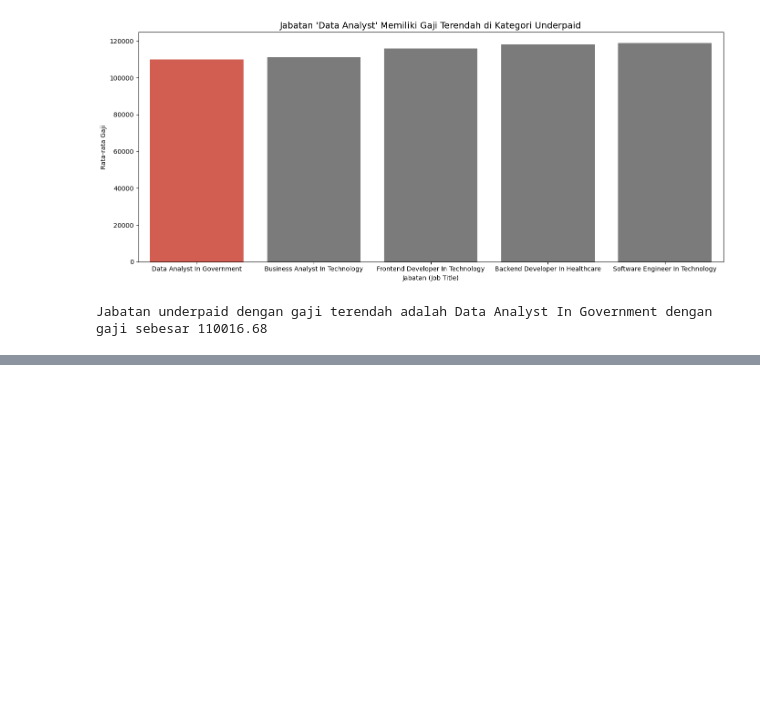
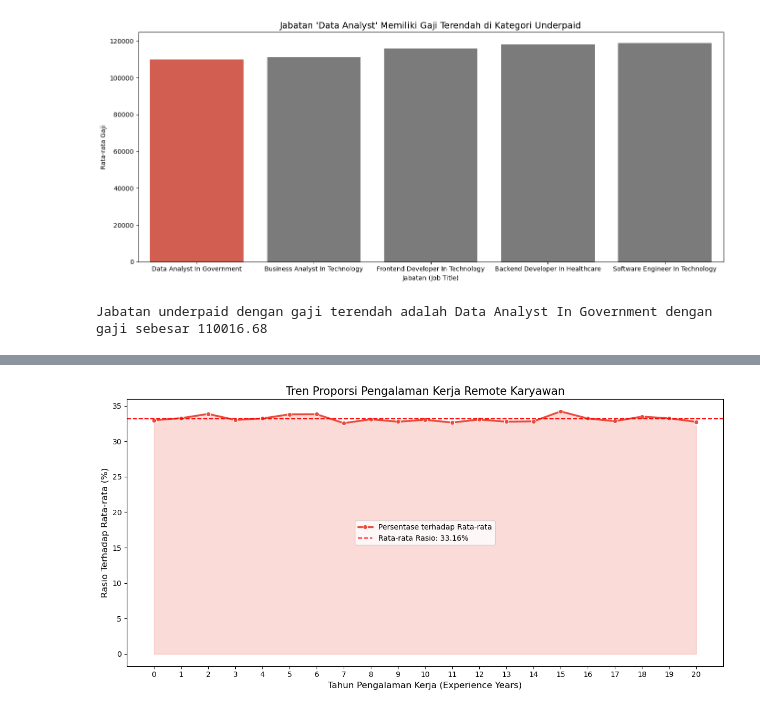
Before and after one commit to HafidzAfrieno/Project-Data-Analyst-Part-1, a Jupyter notebook: job_salary_analyst.ipynb, the cells around one changed output, grey strips where cells are left out. Cells and saved outputs as stored; diff of their text form; code cells hidden in the pictures; blank space fills up the shorter version.

```diff
--- a/job_salary_analyst.ipynb
+++ b/job_salary_analyst.ipynb
@@ -219,3 +219,26 @@ df.head(2)
 # %%
 # soal nomor 4
 # 4. Apakah probabilitas mendapatkan remote_work meningkat seiring bertambahnya experience_years? Tunjukkan perbandingannya dalam persentase.
+data = df[['experience_years','remote_work']]
+data_filtered = data[data['remote_work'] == 'Yes'].sort_values(by='experience_years',ascending=True)
+total_perYear = data['experience_years'].value_counts()
+yes_perYear = data_filtered['experience_years'].value_counts()
+
+plot_data = (yes_perYear/total_perYear * 100).fillna(0).sort_index()
+mean_line_val = plot_data.mean()
+max_val = plot_data.max()
+max_exp = plot_data.idxmax()
+
+plt.figure(figsize=(12, 6))
+sns.lineplot(x=plot_data.index, y=plot_data.values, marker='o', color='#e74c3c', linewidth=2.5, label='Persentase terhadap Rata-rata')
+plt.fill_between(plot_data.index, plot_data.values, alpha=0.2, color='#e74c3c')
+plt.axhline(mean_line_val, color='red', linestyle='--', label=f'Rata-rata Rasio: {mean_line_val:.2f}%')
+plt.title('Tren Proporsi Pengalaman Kerja Remote Karyawan', fontsize=15)
+plt.xlabel('Tahun Pengalaman Kerja (Experience Years)', fontsize=12)
+plt.ylabel('Rasio Terhadap Rata-rata (%)', fontsize=12)
+plt.xticks(plot_data.index)
+plt.legend()
+plt.tight_layout()
+plt.show()
+# %% [output]
+[figure, added]
```
